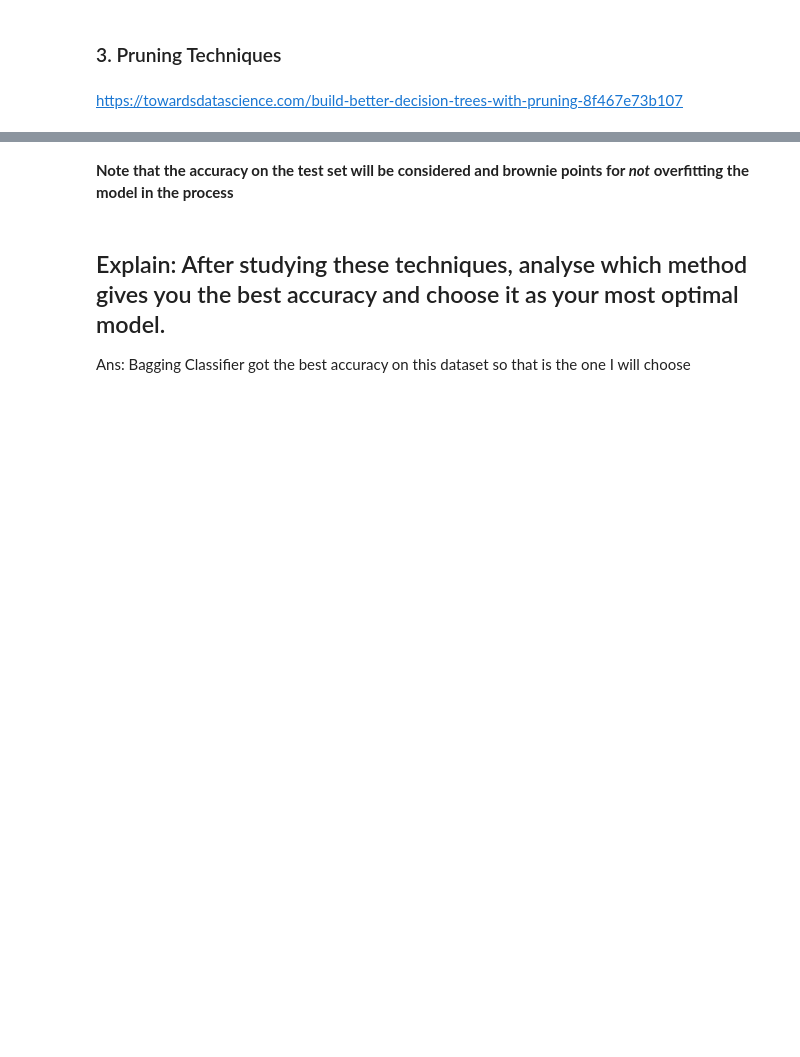
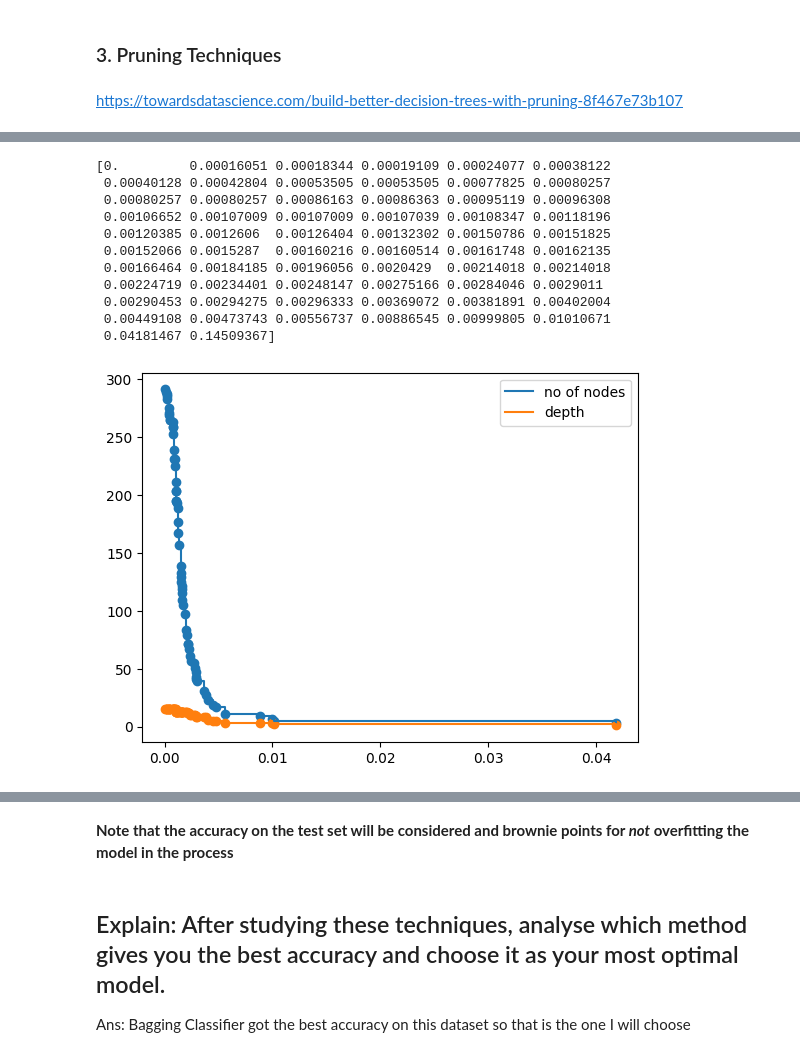
Before and after one commit to dhvanithakkar/Synapse, a Jupyter notebook: SynapseWeekFour.ipynb, the cells around one changed output, grey strips where cells are left out. Drawn from its saved outputs; the diff is of its cells as text; code cells hidden in the pictures; blank space fills up the shorter version.

```diff
--- a/SynapseWeekFour.ipynb
+++ b/SynapseWeekFour.ipynb
@@ -572,0 +582,33 @@ plt.imshow(image)
+# %%
+path = clf.cost_complexity_pruning_path(x_train, y_train)
+ccp_alphas, impurities = path.ccp_alphas, path.impurities
+print(ccp_alphas)
+clfs = []
+for ccp_alpha in ccp_alphas:
+    clf = tree.DecisionTreeClassifier(random_state=0, ccp_alpha=ccp_alpha)
+    clf.fit(x_train, y_train)
+    clfs.append(clf)
+
+clfs = clfs[:-1]
+ccp_alphas = ccp_alphas[:-1]
+node_counts = [clf.tree_.node_count for clf in clfs]
+depth = [clf.tree_.max_depth for clf in clfs]
+plt.scatter(ccp_alphas,node_counts)
+plt.scatter(ccp_alphas,depth)
+plt.plot(ccp_alphas,node_counts,label='no of nodes',drawstyle="steps-post")
+plt.plot(ccp_alphas,depth,label='depth',drawstyle="steps-post")
+plt.legend()
+plt.show()
+# %% [output]
+[0.         0.00016051 0.00018344 0.00019109 0.00024077 0.00038122
+ 0.00040128 0.00042804 0.00053505 0.00053505 0.00077825 0.00080257
+ 0.00080257 0.00080257 0.00086163 0.00086363 0.00095119 0.00096308
+ 0.00106652 0.00107009 0.00107009 0.00107039 0.00108347 0.00118196
+ 0.00120385 0.0012606  0.00126404 0.00132302 0.00150786 0.00151825
+ 0.00152066 0.0015287  0.00160216 0.00160514 0.00161748 0.00162135
+ 0.00166464 0.00184185 0.00196056 0.0020429  0.00214018 0.00214018
+ 0.00224719 0.00234401 0.00248147 0.00275166 0.00284046 0.0029011
+ 0.00290453 0.00294275 0.00296333 0.00369072 0.00381891 0.00402004
+ 0.00449108 0.00473743 0.00556737 0.00886545 0.00999805 0.01010671
+ 0.04181467 0.14509367]
+[figure, added]
```
Also changed, not shown: parts of 14 cells of this notebook.
